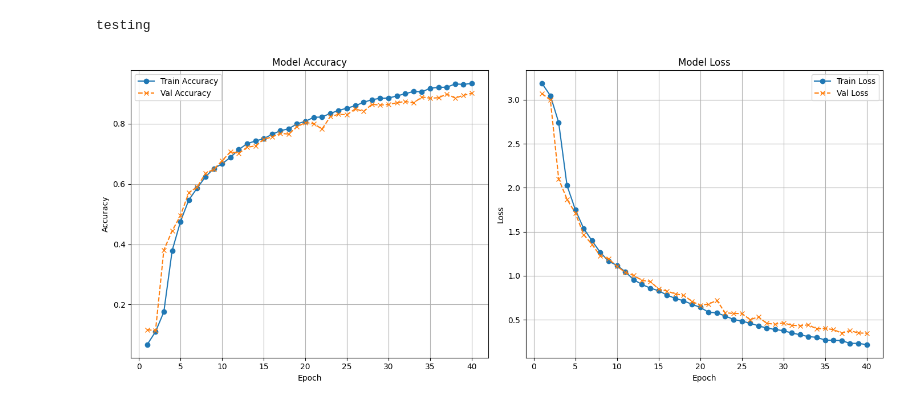
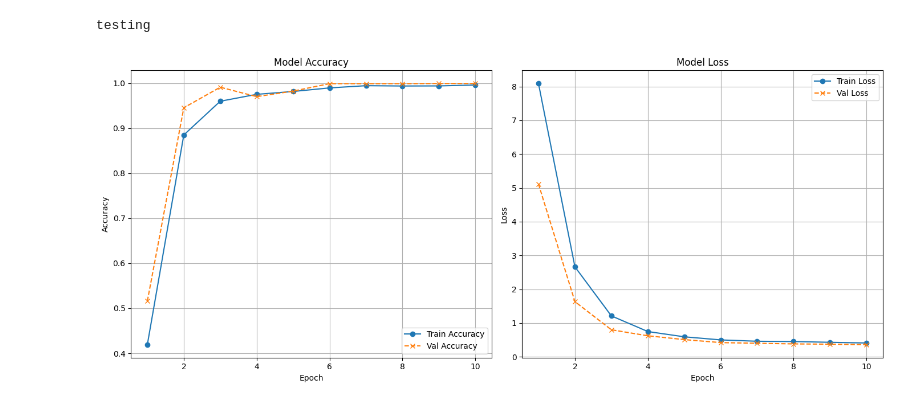
Before and after one commit to A-Arav0307/ASL-project, a Jupyter notebook: Data 2.ipynb, the cells around one changed output. Cells and saved outputs as stored; diff of their text form; code cells hidden in the pictures.

Commit message:
Data 1 and 2 Change

```diff
--- a/Data 2.ipynb
+++ b/Data 2.ipynb
@@ -5,7 +5,7 @@ import pandas as pd
 import numpy as np
 import matplotlib.pyplot as plt
 # %%
-Accuracy.acc_det("Data 2 Accuracy.csv","Data 2 Accuracy.png")
+Accuracy.acc_det("Data 2 Accuracy Cut.csv","Data 2 Accuracy.png")
 # %% [output]
 testing
-[figure, old version]
+[figure, new version]
```
Also changed, not shown: 2 other files.
